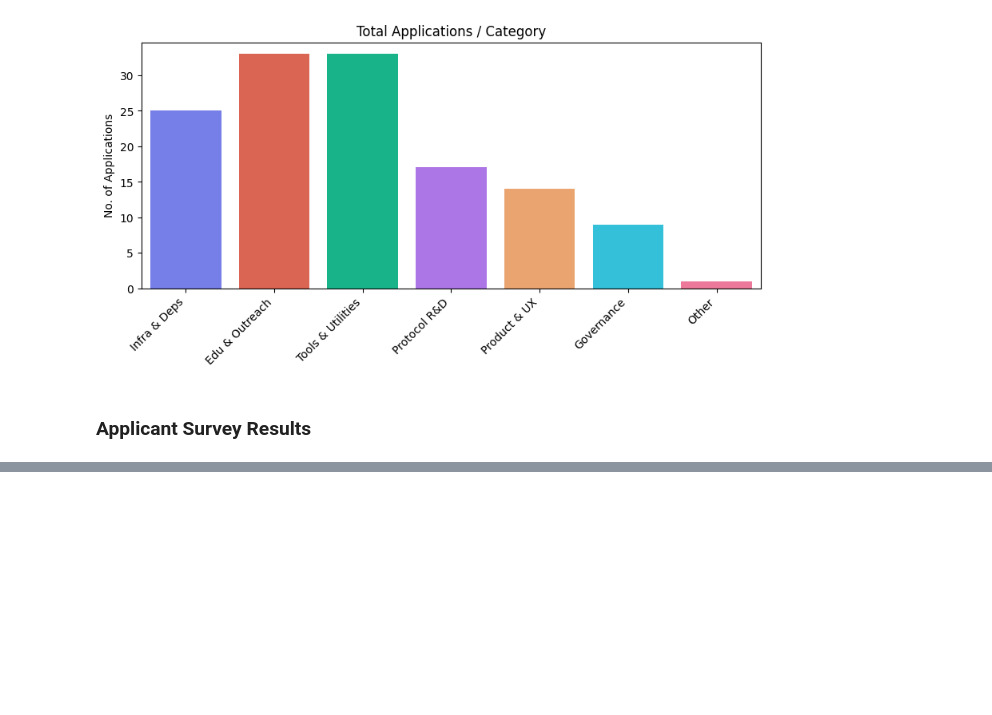
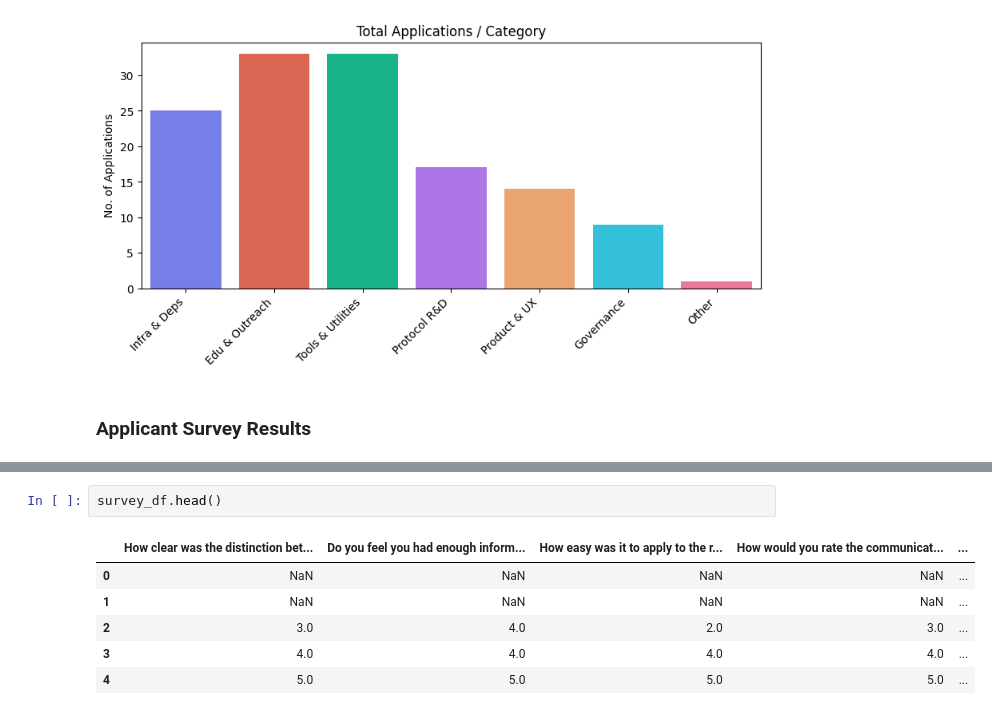
Before and after one commit to SHSR2001/FIL-RPGF, a Jupyter notebook: round1_feedback_report/rpgf_round1_feedback_report_plots-final.ipynb, the cells around one changed output, grey strips where cells are left out. Saved outputs shown, nothing was run; the diff lists cells and outputs as text; blank space fills up the shorter version.

```diff
--- a/round1_feedback_report/rpgf_round1_feedback_report_plots-final.ipynb
+++ b/round1_feedback_report/rpgf_round1_feedback_report_plots-final.ipynb
@@ -184,0 +135,9 @@ Text(1, 25, 'Average = 4.4')
+# %%
+survey_df.head()
+# %% [output]
+|  | How clear was the distinction bet... | Do you feel you had enough inform... | How easy was it to apply to the r... | How would you rate the communicat... | ... |
+| 0 | NaN | NaN | NaN | NaN | ... |
+| 1 | NaN | NaN | NaN | NaN | ... |
+| 2 | 3.0 | 4.0 | 2.0 | 3.0 | ... |
+| 3 | 4.0 | 4.0 | 4.0 | 4.0 | ... |
+| 4 | 5.0 | 5.0 | 5.0 | 5.0 | ... |
```
Also changed, not shown: parts of 5 cells of this notebook, 1 other file.
